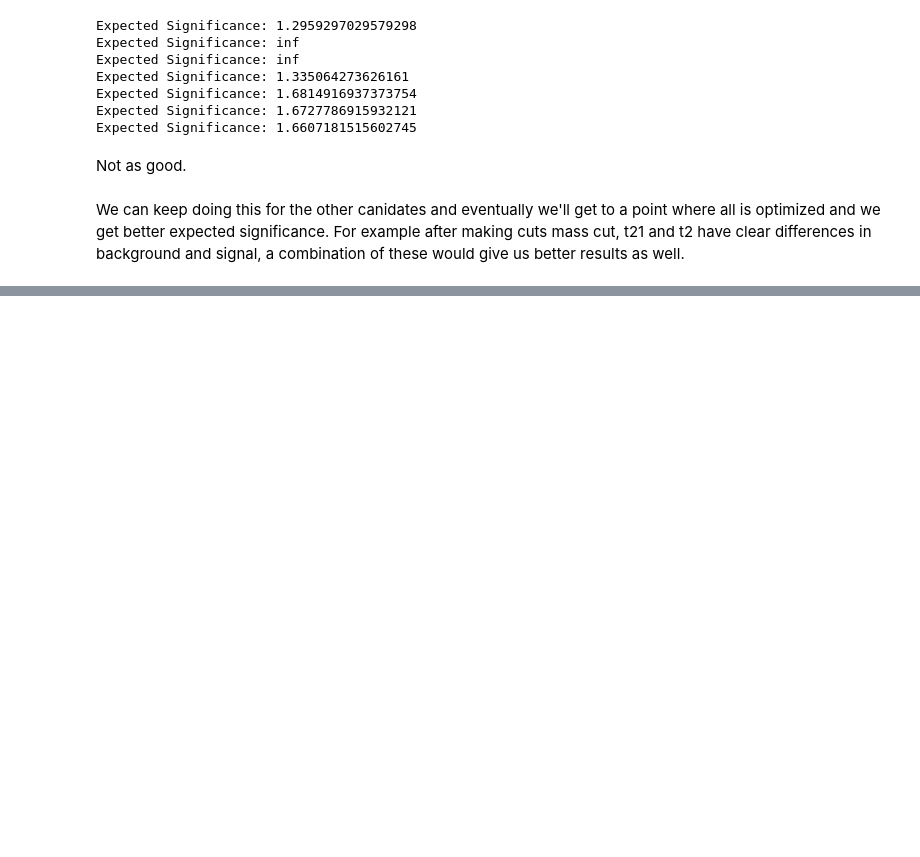
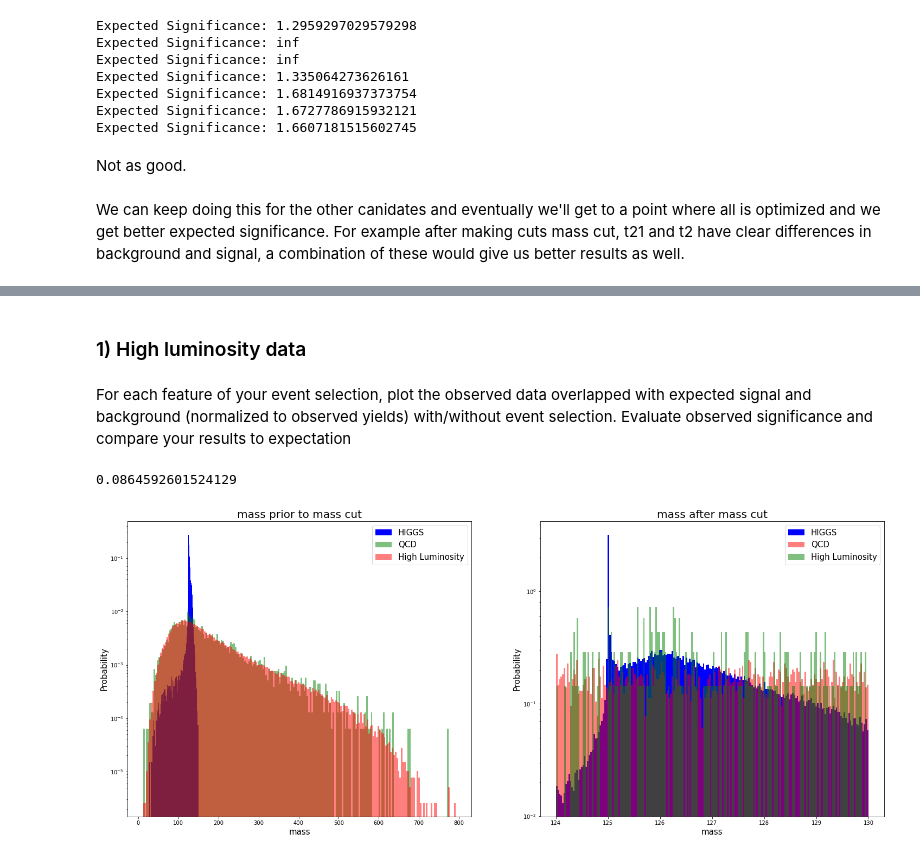
Before and after one commit to MinniVan/PHYS-434, a Jupyter notebook: lab7_8.ipynb, the cells around one changed output, grey strips where cells are left out. Saved outputs shown, nothing was run; the diff lists cells and outputs as text; code cells hidden in the pictures; blank space fills up the shorter version.

```diff
--- a/lab7_8.ipynb
+++ b/lab7_8.ipynb
@@ -384,0 +393,47 @@ We can keep doing this for the other canidates and eventually we'll get to a poi
+# %%
+high_lum = pd.read_hdf('../data_highLumi_pt_1000_1200.h5')
+low_lum = pd.read_hdf('../data_lowLumi_pt_1000_1200.h5')
+# %% [markdown]
+### 1) High luminosity data
+# %% [markdown]
+For each feature of your event selection, plot the observed data overlapped with expected signal and background (normalized to observed yields) with/without event selection.
+Evaluate observed significance and compare your results to expectation
+# %%
+N_higgs = 50;  N_qcd = 20000
+
+N_higgs_new = N_higgs * (len(high_lum['mass'])/len(higgs_data['mass']))
+N_qcd_new = N_qcd * (len(high_lum['mass'])/len(qcd_data['mass']))
+N_both_new = N_higgs_new + N_qcd_new
+new_sig = stats.norm.ppf(stats.poisson.cdf(N_both_new, N_qcd_new))
+print(new_sig)
+# %% [output]
+0.0864592601524129
+# %%
+def make_plot(feature, min, max):
+    hl_filter = (high_lum[feature] > min) & (high_lum[feature] < max)
+    hl_cut = high_lum[hl_filter]
+    colors = ['red','blue']
+
+    fig,ax = plt.subplots(1,2,figsize=(25,10))
+    ax[0].set_title(feature + ' prior to mass cut',size=20)
+    ax[0].hist(higgs_data[feature],bins = 200, density = 'true',color='blue')
+    ax[0].hist(high_lum[feature],bins = 200, density = 'true',color='green',alpha=0.5)
+    ax[0].hist(qcd_data[feature],bins = 200, density = 'true',color='red',alpha=0.5)
+
+    ax[0].set_ylabel('Probability', size = 15)
+    ax[0].set_xlabel(feature, size = 15)
+    ax[0].legend(['HIGGS', 'QCD', 'High Luminosity'], loc = 'upper right',fontsize=15)
+    ax[0].semilogy()
+
+    ax[1].set_title(feature + ' after mass cut',size=20)
+    ax[1].hist(data_cut[0][feature], bins = 200, density = 'true',color='blue')
+    ax[1].hist(data_cut[1][feature], bins = 200, density = 'true',color='red',alpha=0.5)
+    ax[1].hist(hl_cut[feature], bins = 200, density = 'true',color='green',alpha=0.5)
+    ax[1].set_ylabel('Probability', size = 15)
+    ax[1].set_xlabel(feature, size = 15)
+    ax[1].legend(['HIGGS', 'QCD', 'High Luminosity'], loc = 'upper right',fontsize=15)
+    ax[1].semilogy()
+# %%
+make_plot('mass',124,130)
+# %% [output]
+[figure, added]
```
Also changed, not shown: parts of 8 cells of this notebook, 1 other file.
